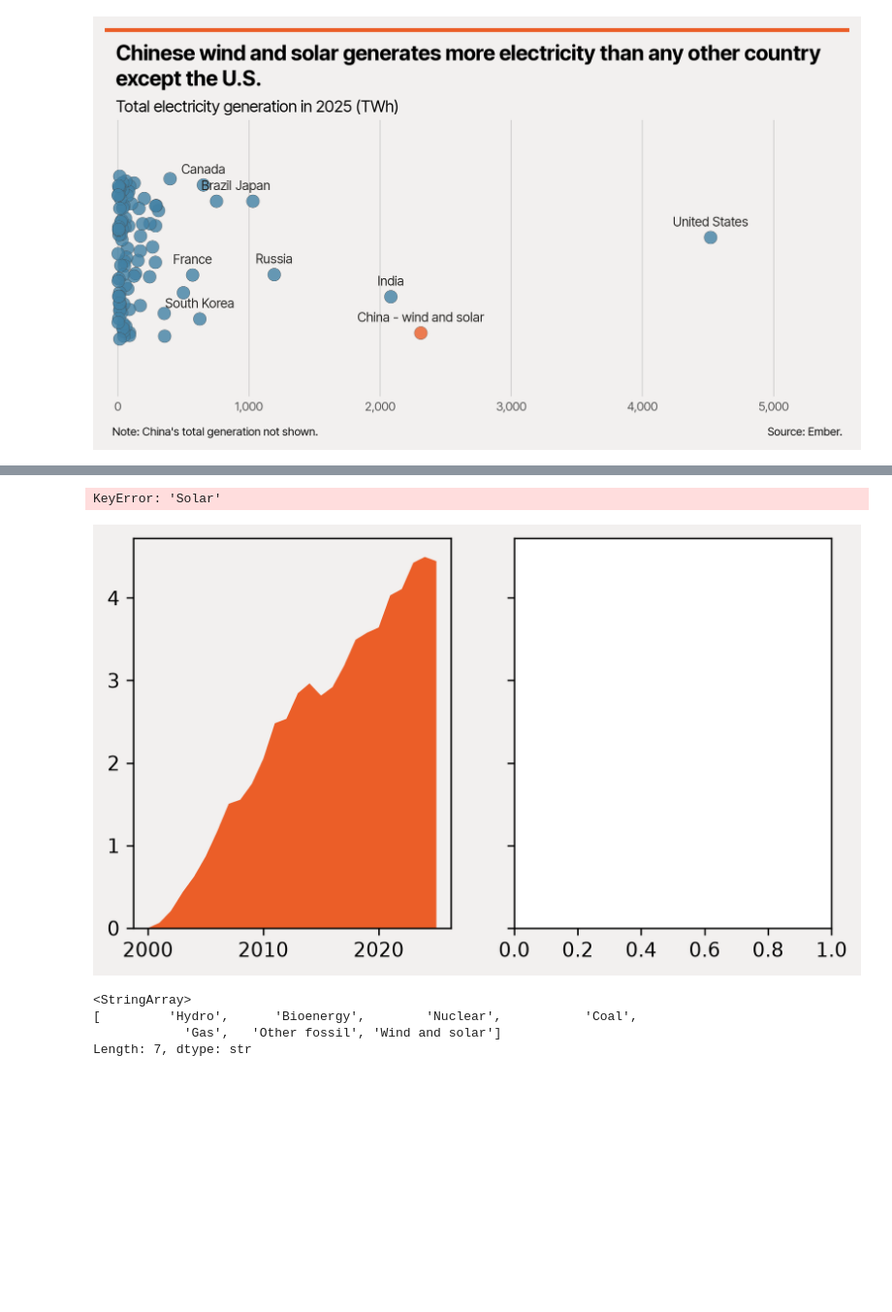
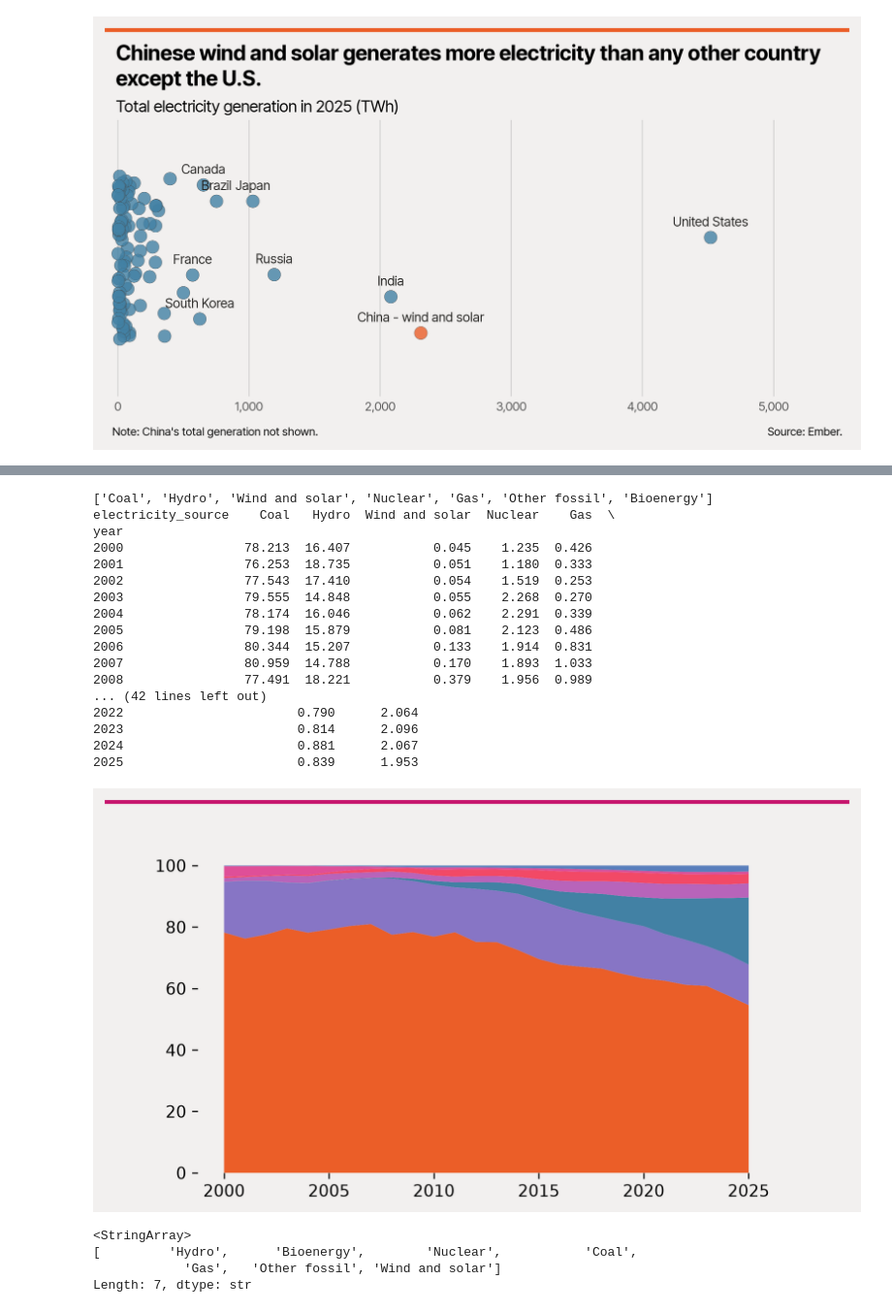
Before and after one commit to TurnerHaa/chinaEnergy, a Jupyter notebook: chinaEnergy.ipynb, the cells around one changed output, grey strips where cells are left out. Shown at 97% size. Cells and saved outputs as stored; diff of their text form; code cells hidden in the pictures; blank space fills up the shorter version.

```diff
--- a/chinaEnergy.ipynb
+++ b/chinaEnergy.ipynb
@@ -245,18 +248,17 @@ text_colour = "#3E4147"
 
 # create figure and axes
 
-fig, (ax1, ax2) = plt.subplots(1, 2, figsize=figsize, dpi=dpi, sharey=True)
+fig, ax = plt.subplots(figsize=figsize, dpi=dpi)
 
 fig.set_facecolor(background)
-ax1.patch.set_facecolor(background)
+ax.patch.set_facecolor(background)
 
 
 # palette
 palette = {
     'Coal':'#eb5e28',
     'Hydro':'#8775c5',
-    'Wind':'#4281a4',
-    'Solar': '#b864ba',
+    'Wind and solar':'#4281a4',
     'Nuclear':'#b864ba',
     'Gas':'#f24966',
     'Bioenergy':'#597ebc',
@@ -264,52 +266,62 @@ palette = {
 }
 
 # print(china_mix_wide)
 
 # set bar order
-# category_order = (
-#     coal.sum()
-#     .sort_values(ascending=False)
-#     .index.tolist()
-# )
+category_order = (
+    china_mix_wide.sum()
+    .sort_values(ascending=False)
+    .index.tolist()
+)
 
-# coal = coal[category_order]
+china_mix_wide = china_mix_wide[category_order]
 
 # create plot
-ax1.stackplot(
-    coal['year'],
-    coal['change_2000'],
-    labels=coal.columns,
-    colors=palette['Coal']
-)
-
-ax2.stackplot(
-    solar['year'],
-    solar['change_2000'],
-    colors=palette['Solar']
+ax.stackplot(
+    china_mix_wide.index,
+    china_mix_wide.T,
+    labels=china_mix_wide.columns,
+    colors=[palette[col] for col in china_mix_wide.columns]
 )
 
 # remove spines around outside of plot
 for spine in ax.spines.values():
     spine.set_visible(False)
 
 # create top rectangle
 rect = mpl.patches.Rectangle(
     (0, 0.99), 1, 0.01,
     transform=fig.transFigure,
     facecolor='#C7156D',
     edgecolor='none'
 )
 
 fig.add_artist(rect)
 
 # save figure
 fig.savefig("energy_mix.png", dpi=dpi, facecolor=fig.get_facecolor())
 
 # show figure
 plt.show()
 # %% [output]
-KeyError: 'Solar'
+['Coal', 'Hydro', 'Wind and solar', 'Nuclear', 'Gas', 'Other fossil', 'Bioenergy']
+electricity_source    Coal   Hydro  Wind and solar  Nuclear    Gas  \
+year
+2000                78.213  16.407           0.045    1.235  0.426
+2001                76.253  18.735           0.051    1.180  0.333
+2002                77.543  17.410           0.054    1.519  0.253
+2003                79.555  14.848           0.055    2.268  0.270
+2004                78.174  16.046           0.062    2.291  0.339
+2005                79.198  15.879           0.081    2.123  0.486
+2006                80.344  15.207           0.133    1.914  0.831
+2007                80.959  14.788           0.170    1.893  1.033
+2008                77.491  18.221           0.379    1.956  0.989
+... (42 lines left out)
+2022                       0.790      2.064
+2023                       0.814      2.096
+2024                       0.881      2.067
+2025                       0.839      1.953
-[figure, old version]
+[figure, new version]
 # %%
 china_mix['electricity_source'].unique()
 # %% [output]
```
Also changed, not shown: parts of 1 cell of this notebook.
